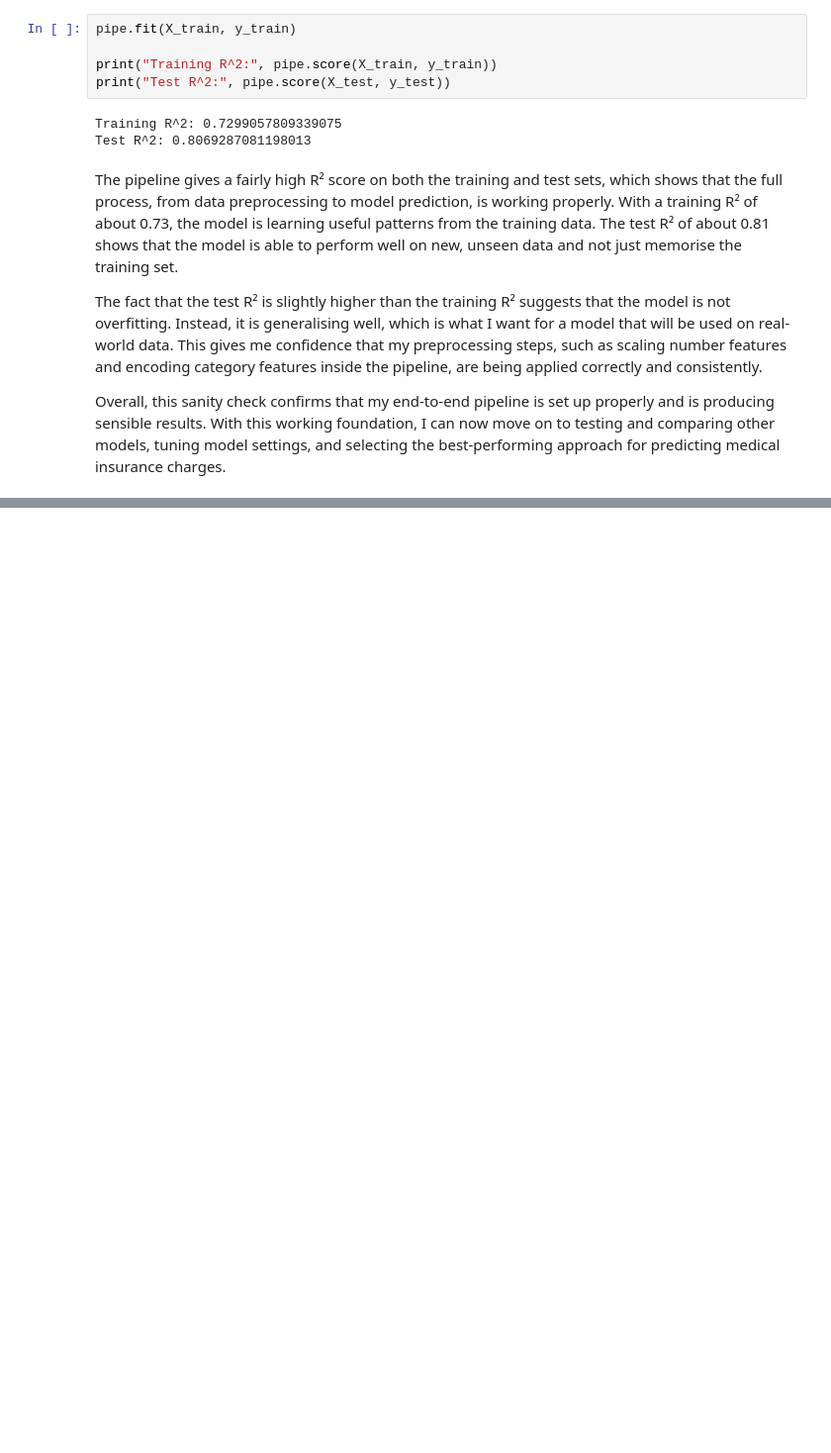
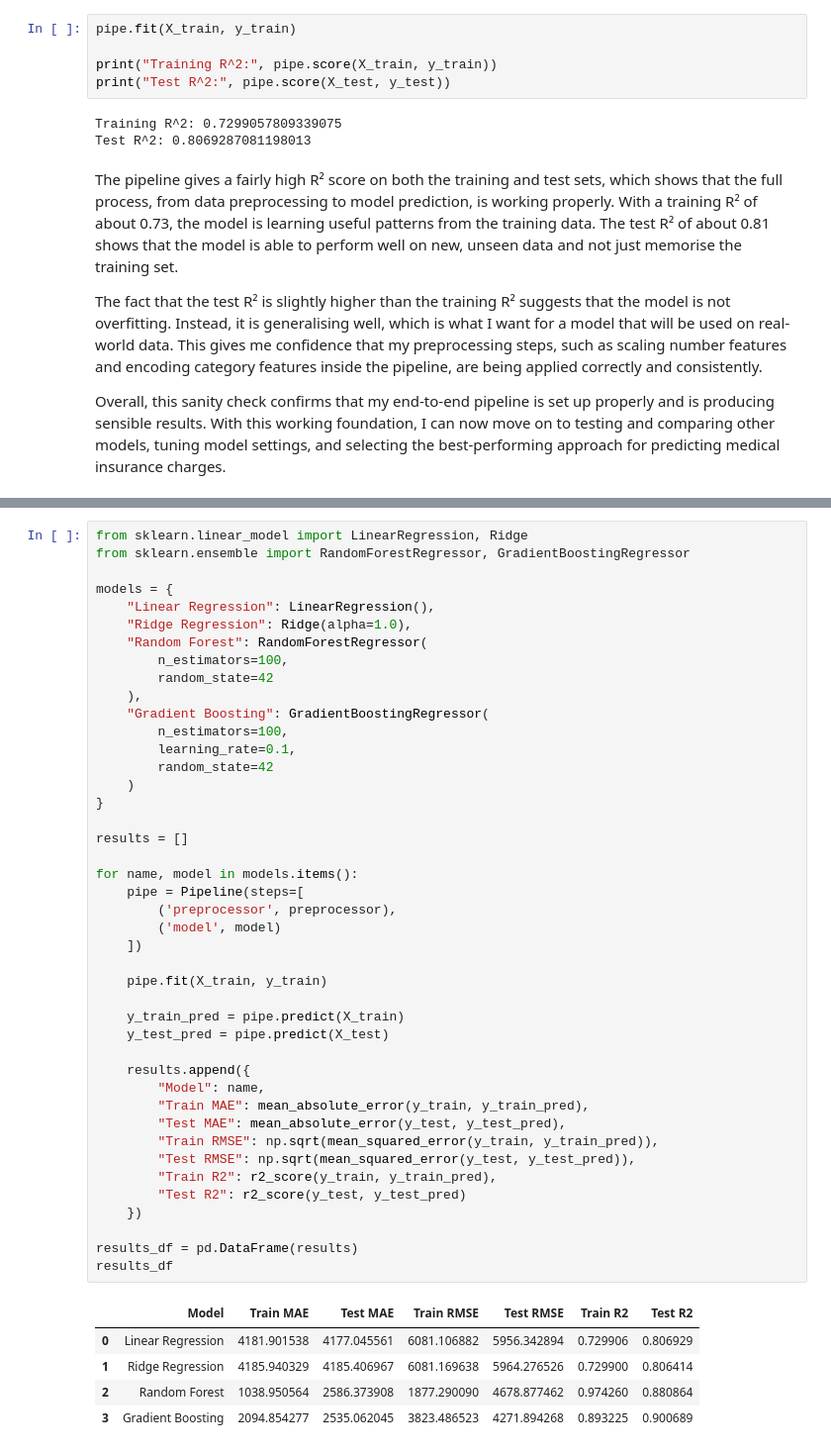
Before and after one commit to shazz-a/mldp-medical-charges, a Jupyter notebook: mldp_submission.ipynb, the cells around one changed output, grey strips where cells are left out. Shown at 99% size. Cells and saved outputs as stored; diff of their text form; blank space fills up the shorter version.

Commit message:
Update on Modelling and deleting files
deleting files that will affect my streamlit

```diff
--- a/mldp_submission.ipynb
+++ b/mldp_submission.ipynb
@@ -384,0 +434,49 @@ Overall, this sanity check confirms that my end-to-end pipeline is set up proper
+# %%
+from sklearn.linear_model import LinearRegression, Ridge
+from sklearn.ensemble import RandomForestRegressor, GradientBoostingRegressor
+
+models = {
+    "Linear Regression": LinearRegression(),
+    "Ridge Regression": Ridge(alpha=1.0),
+    "Random Forest": RandomForestRegressor(
+        n_estimators=100,
+        random_state=42
+    ),
+    "Gradient Boosting": GradientBoostingRegressor(
+        n_estimators=100,
+        learning_rate=0.1,
+        random_state=42
+    )
+}
+
+results = []
+
+for name, model in models.items():
+    pipe = Pipeline(steps=[
+        ('preprocessor', preprocessor),
+        ('model', model)
+    ])
+
+    pipe.fit(X_train, y_train)
+
+    y_train_pred = pipe.predict(X_train)
+    y_test_pred = pipe.predict(X_test)
+
+    results.append({
+        "Model": name,
+        "Train MAE": mean_absolute_error(y_train, y_train_pred),
+        "Test MAE": mean_absolute_error(y_test, y_test_pred),
+        "Train RMSE": np.sqrt(mean_squared_error(y_train, y_train_pred)),
+        "Test RMSE": np.sqrt(mean_squared_error(y_test, y_test_pred)),
+        "Train R2": r2_score(y_train, y_train_pred),
+        "Test R2": r2_score(y_test, y_test_pred)
+    })
+
+results_df = pd.DataFrame(results)
+results_df
+# %% [output]
+|  | Model | Train MAE | Test MAE | Train RMSE | Test RMSE | Train R2 | Test R2 |
+| 0 | Linear Regression | 4181.901538 | 4177.045561 | 6081.106882 | 5956.342894 | 0.729906 | 0.806929 |
+| 1 | Ridge Regression | 4185.940329 | 4185.406967 | 6081.169638 | 5964.276526 | 0.729900 | 0.806414 |
+| 2 | Random Forest | 1038.950564 | 2586.373908 | 1877.290090 | 4678.877462 | 0.974260 | 0.880864 |
+| 3 | Gradient Boosting | 2094.854277 | 2535.062045 | 3823.486523 | 4271.894268 | 0.893225 | 0.900689 |
```
Also changed, not shown: parts of 7 cells of this notebook, 2 other files.
